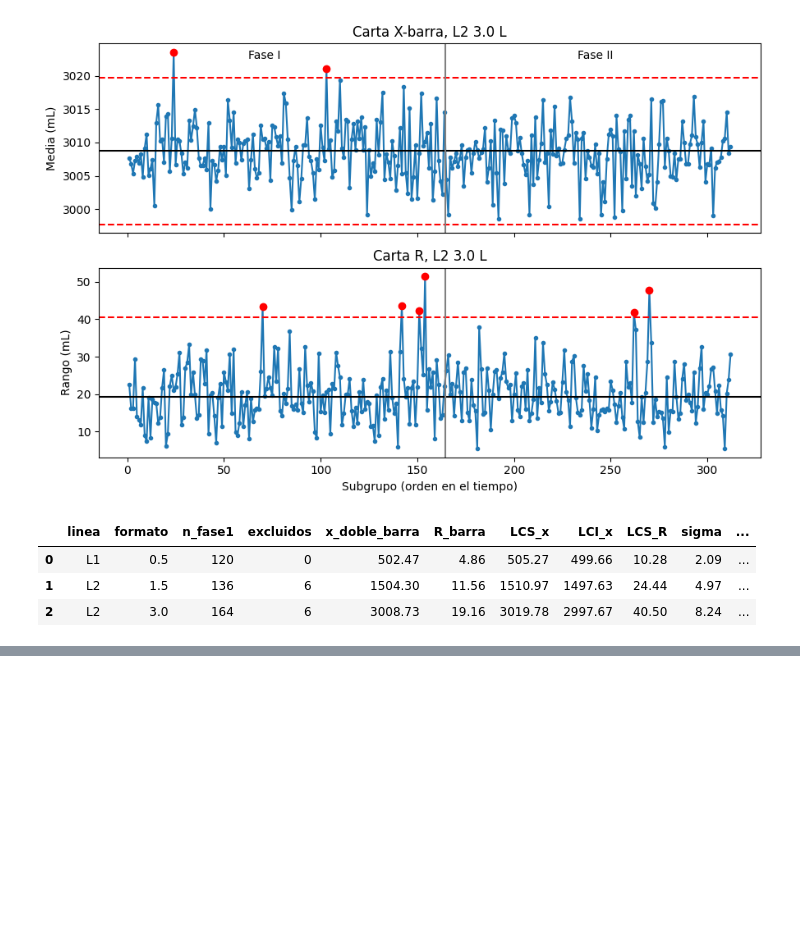
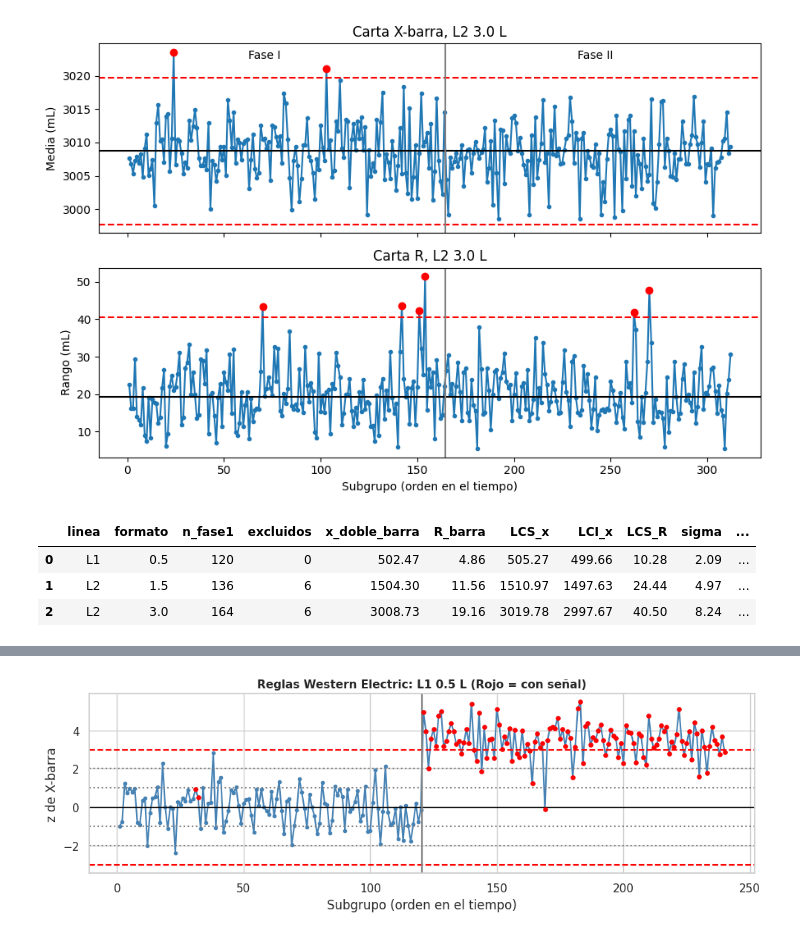
Before and after one commit to camiloascencio-hash/GP-S, a Jupyter notebook: E1_OFF.ipynb, the cells around one changed output, grey strips where cells are left out. Saved outputs shown, nothing was run; the diff lists cells and outputs as text; code cells hidden in the pictures; blank space fills up the shorter version.

```diff
--- a/E1_OFF.ipynb
+++ b/E1_OFF.ipynb
@@ -1043,0 +1023,28 @@ plt.show()
+# %%
+import matplotlib.pyplot as plt
+
+# 1. Gráfico independiente para L1 0.5 L
+c = senales[("L1", 0.5)]
+fig, ax = plt.subplots(figsize=(10, 3.5))
+
+ax.plot(c["orden"], c["z"], "o-", color="steelblue", ms=3)
+ax.axhline(0, color="black", lw=1)
+
+# Líneas de zonas de control (+/- 1, 2, 3 sigma)
+for z_lim, est_linea, color_linea in [(3, "--", "red"), (-3, "--", "red"), (2, ":", "gray"), (-2, ":", "gray"), (1, ":", "gray"), (-1, ":", "gray")]:
+    ax.axhline(z_lim, linestyle=est_linea, color=color_linea)
+
+# Destacar puntos con señal activa
+c_con_senal = c[c["senal"]]
+ax.scatter(c_con_senal["orden"], c_con_senal["z"], color="red", s=14, zorder=5)
+
+# Línea vertical divisoria entre Fase I y Fase II
+ax.axvline(c["orden"][c["fase"] == "I"].max() + 0.5, color="gray")
+ax.set_ylabel("z de X-barra")
+ax.set_title("Reglas Western Electric: L1 0.5 L (Rojo = con señal)", fontsize=11, fontweight="bold")
+ax.set_xlabel("Subgrupo (orden en el tiempo)")
+
+plt.tight_layout()
+plt.show()
+# %% [output]
+[figure, added]
```
Also changed, not shown: parts of 36 cells of this notebook.
